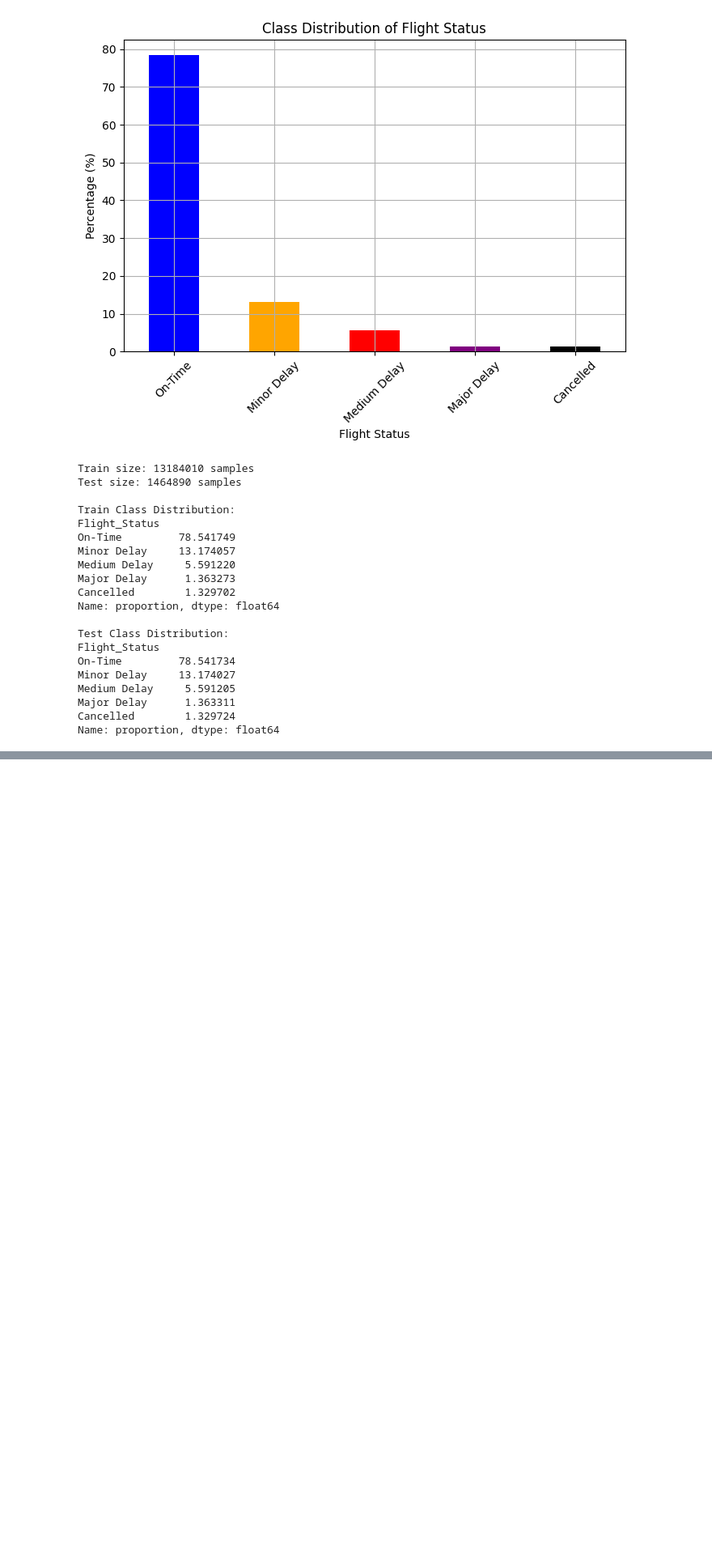
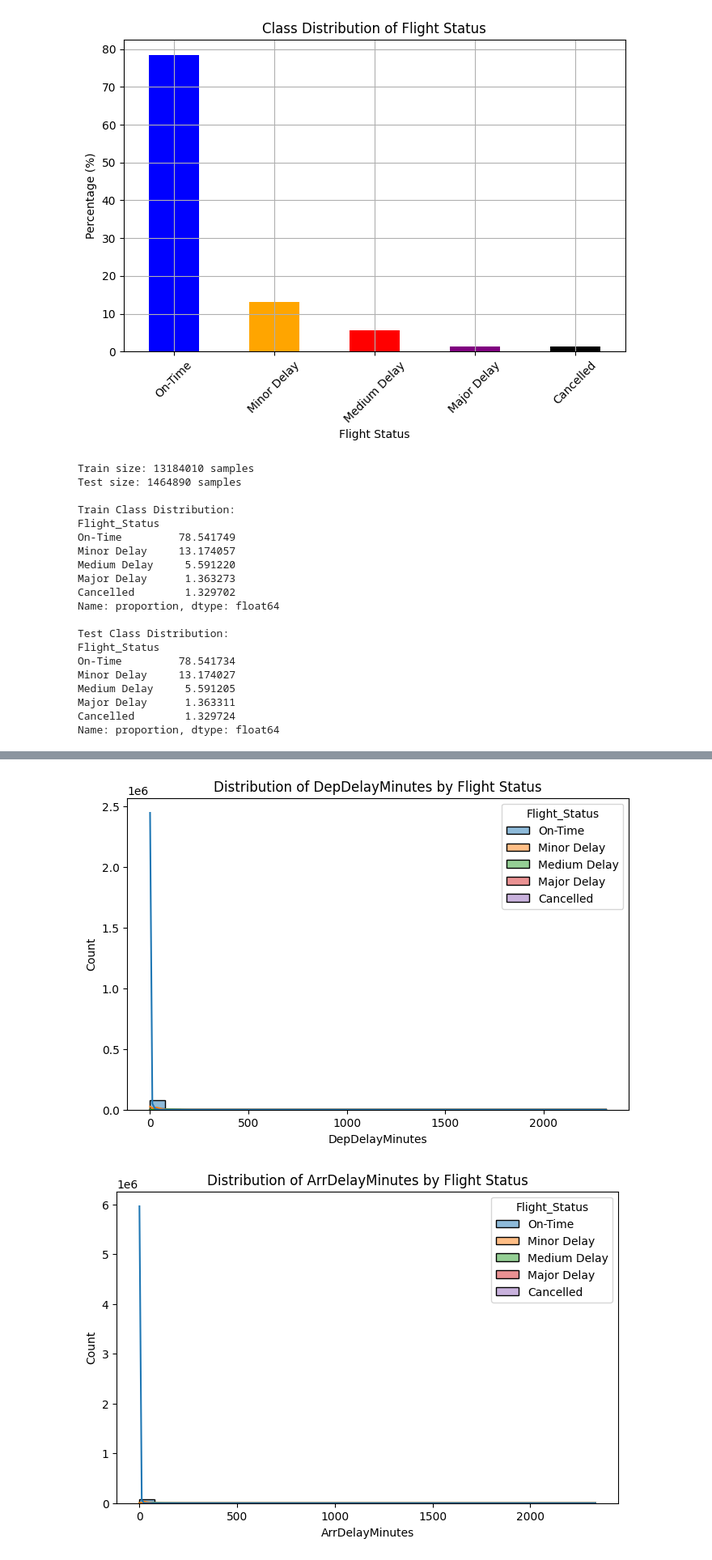
Before and after one commit to denibravo/NeuralNetworkProject, a Jupyter notebook: Delayed.ipynb, the cells around one changed output, grey strips where cells are left out. Shown at 81% size. Cells and saved outputs as stored; diff of their text form; code cells hidden in the pictures; blank space fills up the shorter version.

```diff
--- a/Delayed.ipynb
+++ b/Delayed.ipynb
@@ -536,0 +538,5 @@ Name: proportion, dtype: float64
+# %%
+# Feature table analysis needed???
+# Down sampling for now to make the model run faster, will be removed later
+train_data = train_data.sample(n=100000, random_state=42)
+train_data
@@ -536,0 +557,9 @@ Name: proportion, dtype: float64
+# %%
+for col in ["DepDelayMinutes", "ArrDelayMinutes", "Distance", "Aircraft_Age"]:
+    plt.figure(figsize=(8,5))
+    sns.histplot(data=train_data, x=col, hue="Flight_Status", kde=True, bins=30)
+    plt.title(f"Distribution of {col} by Flight Status")
+    plt.show()
+# %% [output]
+[figure, added]
+[figure, added]
```
Also changed, not shown: parts of 12 cells of this notebook, 1 other file.
